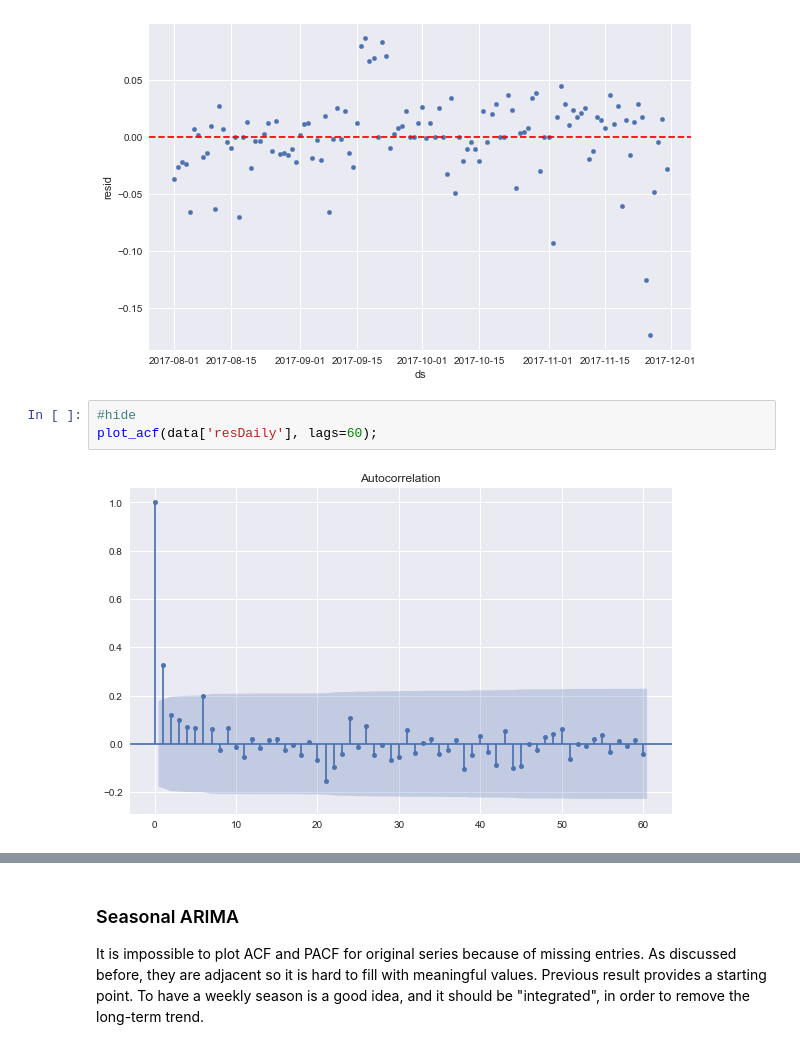
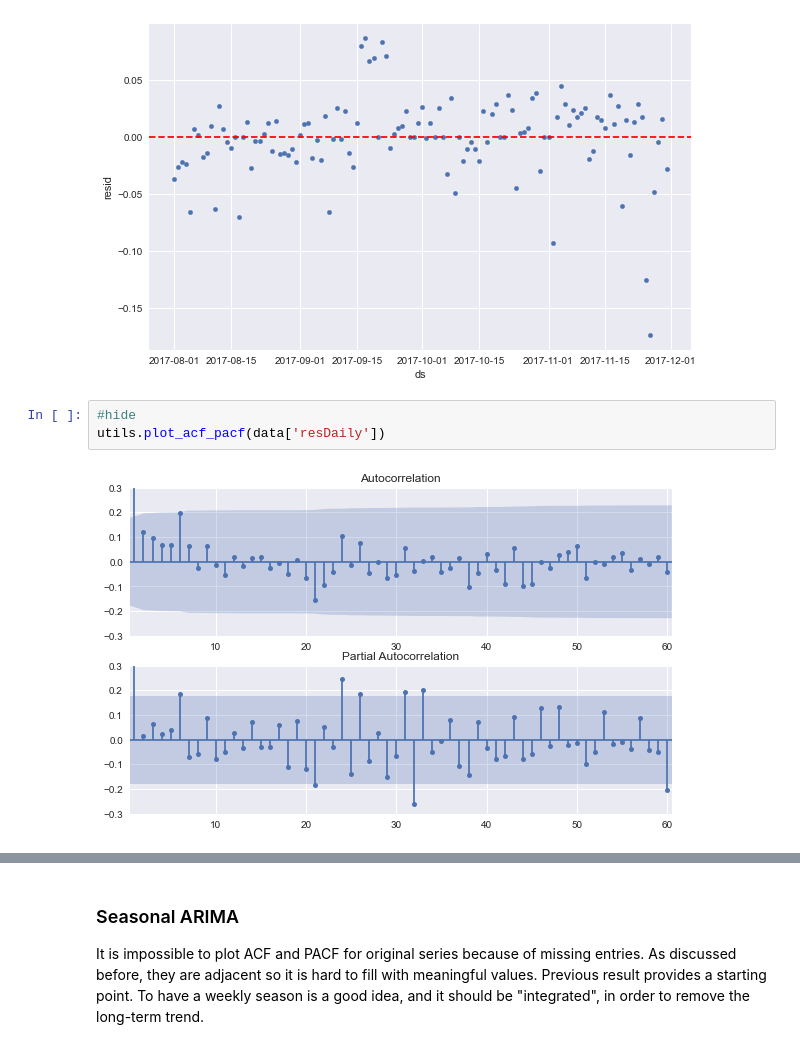
Before and after one commit to edxu96/elec_consumption, a Jupyter notebook: 01_forecast.ipynb, the cells around one changed output, grey strips where cells are left out. Drawn from its saved outputs; the diff is of its cells as text.

```diff
--- a/01_forecast.ipynb
+++ b/01_forecast.ipynb
@@ -153,6 +154,6 @@ ax.axhline(0, ls='--', color='r');
 [figure]
 # %%
 #hide
-plot_acf(data['resDaily'], lags=60);
+utils.plot_acf_pacf(data['resDaily'])
 # %% [output]
-[figure, old version]
+[figure, new version]
```
Also changed, not shown: parts of 13 cells of this notebook, 1 other file.
